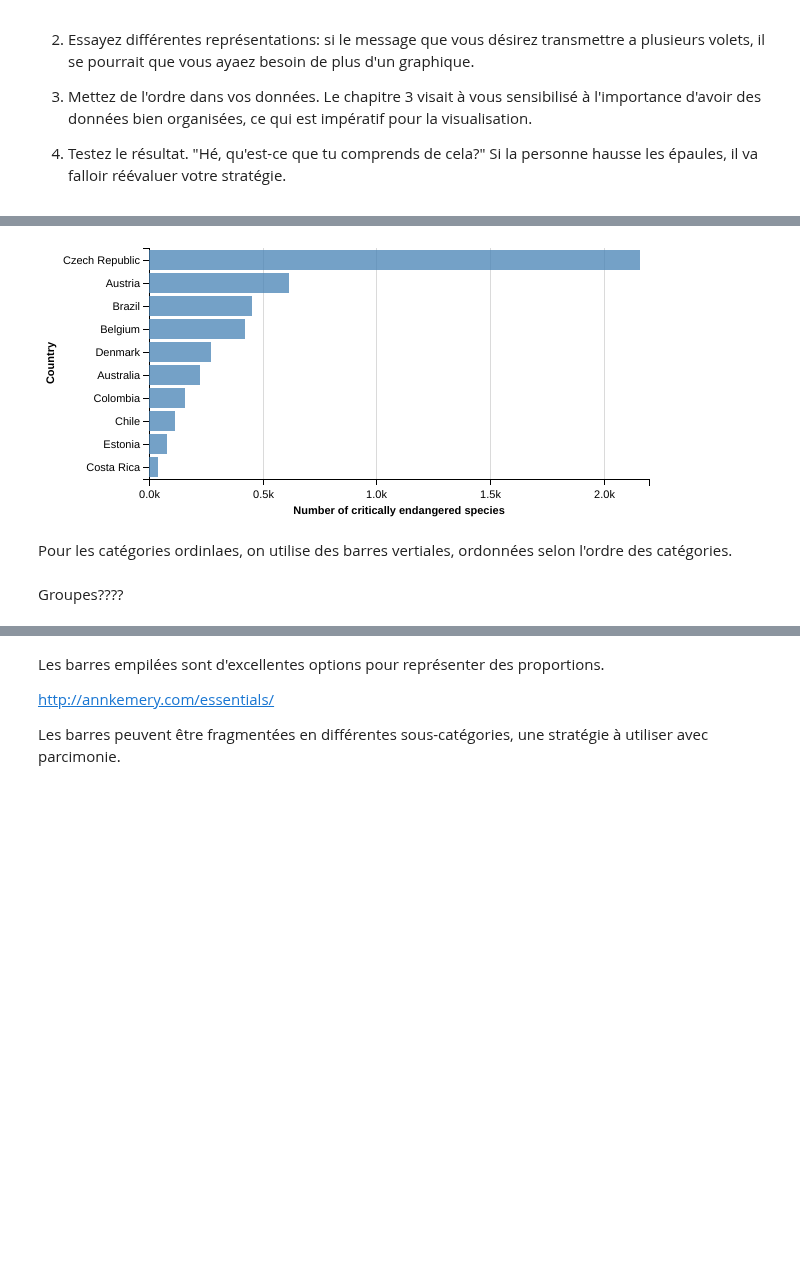
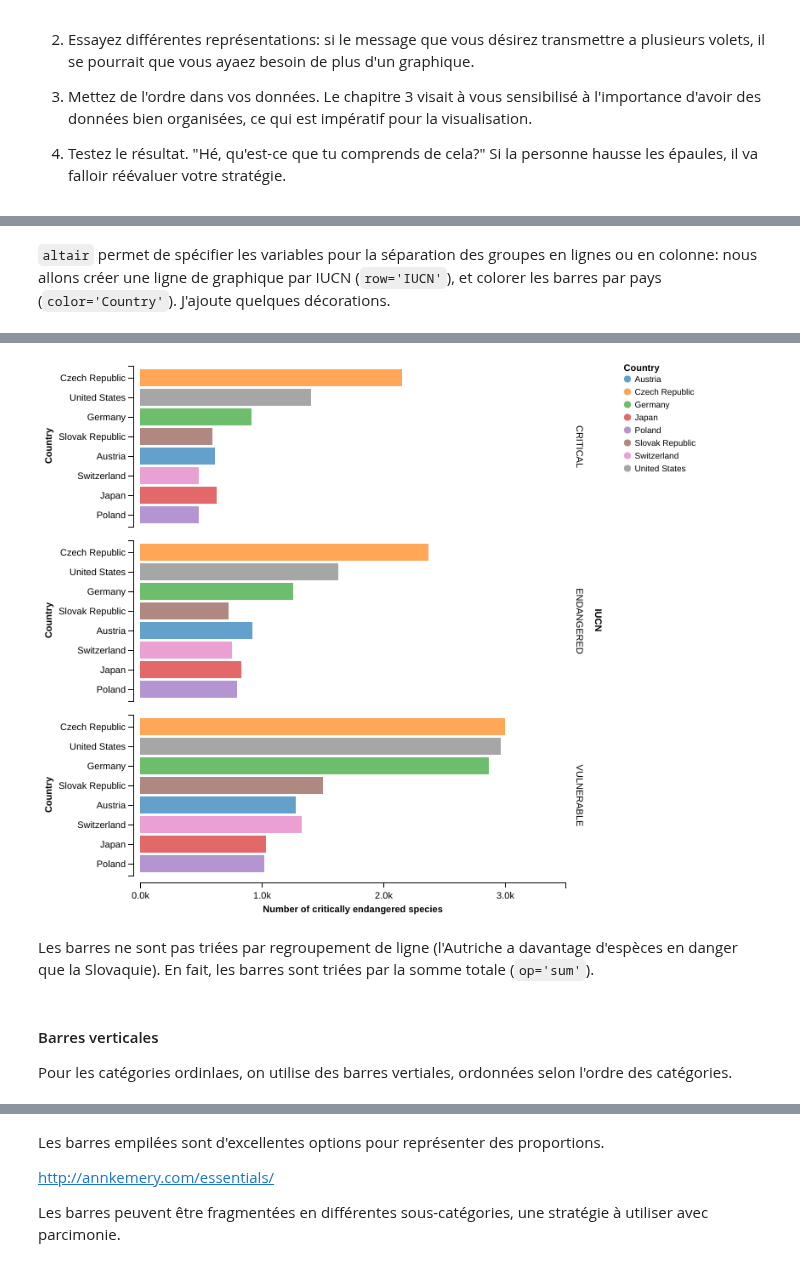
Before and after one commit to essicolo/ecologie-mathematique-Py, a Jupyter notebook: 4_Visualisation/4_Visualisation.ipynb, the cells around one changed output, grey strips where cells are left out. Cells and saved outputs as stored; diff of their text form; code cells hidden in the pictures; blank space fills up the shorter version.

Commit message:
barres horizontales groupées

```diff
--- a/4_Visualisation/4_Visualisation.ipynb
+++ b/4_Visualisation/4_Visualisation.ipynb
@@ -109,8 +181,8 @@ especes_danger.head()
 # %%
-especes_crit = especes_danger.\
-    loc[especes_danger.IUCN == 'CRITICAL', ['Country', 'Value']].\
-    groupby(['Country']).\
+especes_iucn = especes_danger.\
+    loc[especes_danger.IUCN.isin(['ENDANGERED', 'VULNERABLE', 'CRITICAL']),
+        ['IUCN', 'Country', 'Value']].\
+    groupby(['Country', 'IUCN']).\
     sum()
-especes_crit['Country'] = especes_crit.index
-especes_crit.head(10)
+especes_iucn.head(10)
 # %% [output]
@@ -128,0 +201,3 @@ especes_crit.head(10)
+# %%
+especes_iucn.reset_index(inplace=True)
+especes_iucn.head(10)
@@ -128,0 +218,4 @@ especes_crit.head(10)
+# %%
+especes_iucn['tri'] = especes_iucn['Value'].groupby(especes_iucn['Country']).transform('sum')
+especes_iucn.sort_values(by='tri', ascending=False, inplace=True)
+especes_iucn.head(4*3) # il y a 3 catégories, alors si je désire retenir 4 pays, je dois retenir les 12 premières lignes
@@ -129,13 +236,20 @@ especes_crit.head(10)
+# %% [markdown]
+`altair` permet de spécifier les variables pour la séparation des groupes en lignes ou en colonne: nous allons créer une ligne de graphique par IUCN (`row='IUCN'`), et colorer les barres par pays (`color='Country'`). J'ajoute quelques décorations.
 # %%
-bar_especes_crit = Chart(especes_crit.head(10)).\
-    mark_bar(opacity=0.75).\
-    encode(x = X('Value', title="Number of critically endangered species"),
-           y = Y('Country', sort=SortField(field='Value', order='descending', op='sum')))
-bar_especes_crit
+bar_especes_group = Chart(especes_iucn.head(8*3)).\
+    mark_bar().\
+    encode(x = X('Value', title="Number of critically endangered species", axis=Axis(grid=False)),
+           y = Y('Country', sort=SortField(field='Value', order='descending', op='sum')),
+          row='IUCN',
+          color='Country').\
+    configure_facet_cell(strokeWidth=0.0)
+bar_especes_group
 # %% [output]
 [interactive output not drawn]
-[figure, old version]
+[figure, new version]
+# %% [markdown]
+Les barres ne sont pas triées par regroupement de ligne (l'Autriche a davantage d'espèces en danger que la Slovaquie). En fait, les barres sont triées par la somme totale (`op='sum'`).
 # %% [markdown]
+#### Barres verticales
+
 Pour les catégories ordinlaes, on utilise des barres vertiales, ordonnées selon l'ordre des catégories.
-# %% [markdown]
-Groupes????
```
Also changed, not shown: parts of 23 cells of this notebook.
